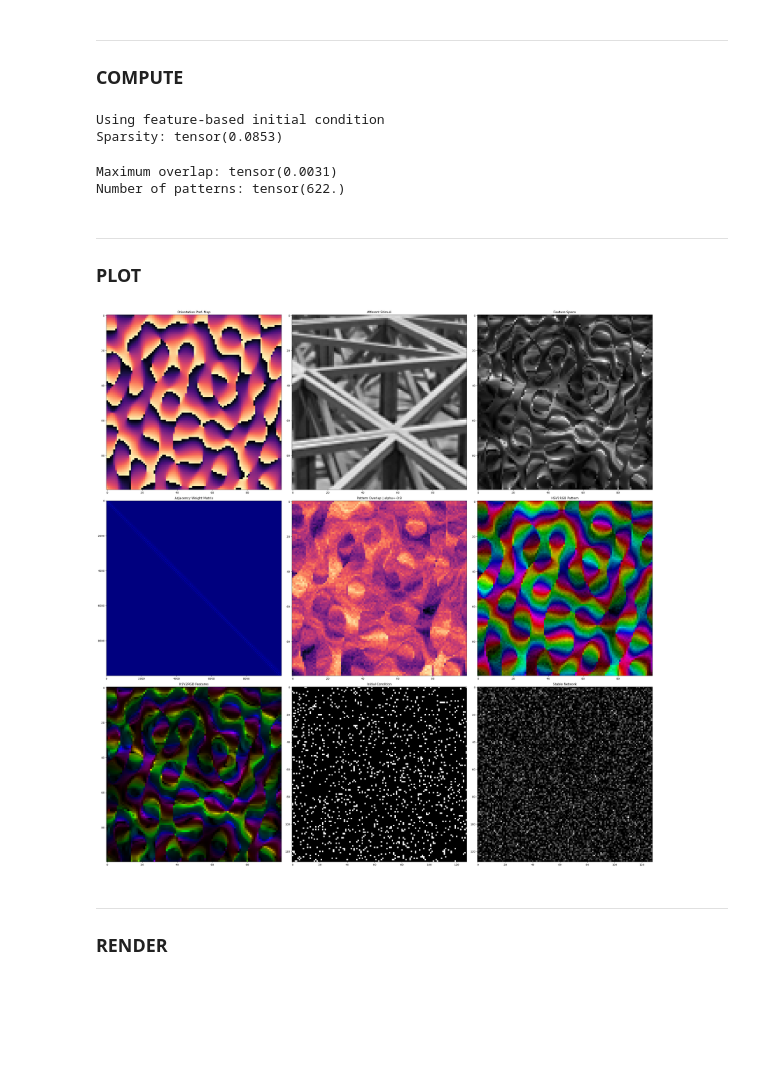
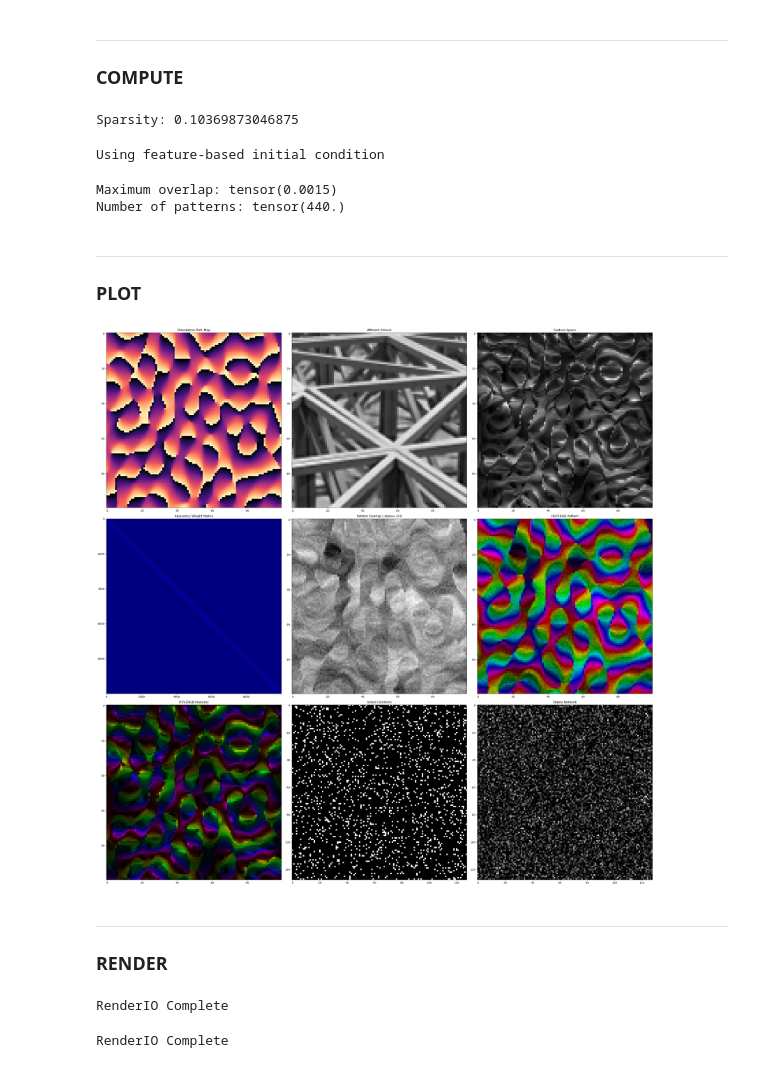
Before and after one commit to epochlab/LAM, a Jupyter notebook: lab/build_DEV.ipynb, the cells around one changed output. Drawn from its saved outputs; the diff is of its cells as text; code cells hidden in the pictures; blank space fills up the shorter version.

Commit message:
Update gabor_conv, crop, update set_state

```diff
--- a/lab/build_DEV.ipynb
+++ b/lab/build_DEV.ipynb
@@ -165,23 +161,28 @@ img = torch.from_numpy(img).float()
 features = torch.from_numpy(features).float()
 W = torch.from_numpy(W).float()
 # %%
-graph = LAM(N, P, prob, W, gamma, "asym", start_node, features, temp) # Weights
+graph = LAM(N, P, prob, W, gamma, "asym") # Decompose Weights
-# %% [output]
-Using feature-based initial condition
-Sparsity: tensor(0.0853)
+# %%
+activations = libtools.set_state(graph, features, 0.0825)
+print("Sparsity:", np.sum(activations/np.size(activations)))
+
+init_state = torch.from_numpy(activations).float()
+# %% [output]
+Sparsity: 0.10369873046875
 # %%
-m_log, p_log, e_log = graph.simulate_single(alpha, eta, simlen) # Simulate
+m_log, p_log, e_log = graph.simulate_single(alpha, eta, simlen, start_node, init_state.clone()) # Simulate
+# %% [output]
+Using feature-based initial condition
 # %%
 m = m_log[-1,:].clone()
 # m[start_node] = np.mean(np.delete(m, start_node))
 
-max_m = m.max()
-Nactive = torch.mean(torch.sum((m > 0.5*max_m).float(), dim=0))
-print("Maximum overlap:", max_m)
+Nactive = torch.mean(torch.sum((m > 0.5*m.max()).float(), dim=0))
+print("Maximum overlap:", m.max())
 print("Number of patterns:", Nactive)
 # %% [output]
-Maximum overlap: tensor(0.0031)
-Number of patterns: tensor(622.)
+Maximum overlap: tensor(0.0015)
+Number of patterns: tensor(440.)
 # %% [markdown]
 ---
 
@@ -205,41 +206,45 @@ plt.title('Afferent Stimuli')
 
 plt.subplot(3, 3, 3)
 plt.imshow(features, 'gray')
 plt.title('Feature Space')
 
 plt.subplot(3, 3, 4)
 plt.imshow(W, 'jet')
 plt.title('Adjacency Weight Matrix')
 
 plt.subplot(3, 3, 5)
-plt.imshow(m.reshape(src.shape), 'magma')
+plt.imshow(m.reshape(src.shape), 'gray')
 plt.title("Pattern Overlap | alpha=" + str(alpha))
 
 plt.subplot(3, 3, 6)
 plt.imshow(hsv_pattern)
 plt.title("HSV2RGB Pattern")
 
 plt.subplot(3, 3, 7)
 plt.imshow(hsv_features)
 plt.title("HSV2RGB Features")
 
 plt.subplot(3, 3, 8)
 dim = int(N**0.5)
 plt.imshow(graph.xi[:, start_node].reshape([dim,dim]), 'gray')
 plt.title("Initial Condition")
 
 plt.subplot(3, 3, 9)
 plt.imshow(graph.x.reshape([dim,dim]), 'gray')
 plt.title("Stable Network")
 plt.tight_layout()
 # %% [output]
-[figure, old version]
+[figure, new version]
 # %% [markdown]
 ---
 
 ### RENDER
 # %%
-# libtools.render(m_log.reshape([simlen, src.shape[0], src.shape[1]]), 10, '../data/render/FFT/patternSim_FFT.gif') # Pattern Overlap
+libtools.render(m_log.reshape([simlen, src.shape[0], src.shape[1]]), 10, '../data/render/DEV/patternSim_DEV.gif', 'gray') # Pattern Overlap
+# %% [output]
+RenderIO Complete
 # %%
-# libtools.render(p_log.reshape([simlen, dim, dim]), 10, '../data/render/FFT/stateSim_FFT.gif', 'turbo') # State Stabilisation
+libtools.render(p_log.reshape([simlen, dim, dim]), 10, '../data/render/DEV/stateSim_DEV.gif', 'gray') # State Stabilisation
+# %% [output]
+RenderIO Complete
 # %%
```
Also changed, not shown: parts of 6 cells of this notebook, 6 other files.
